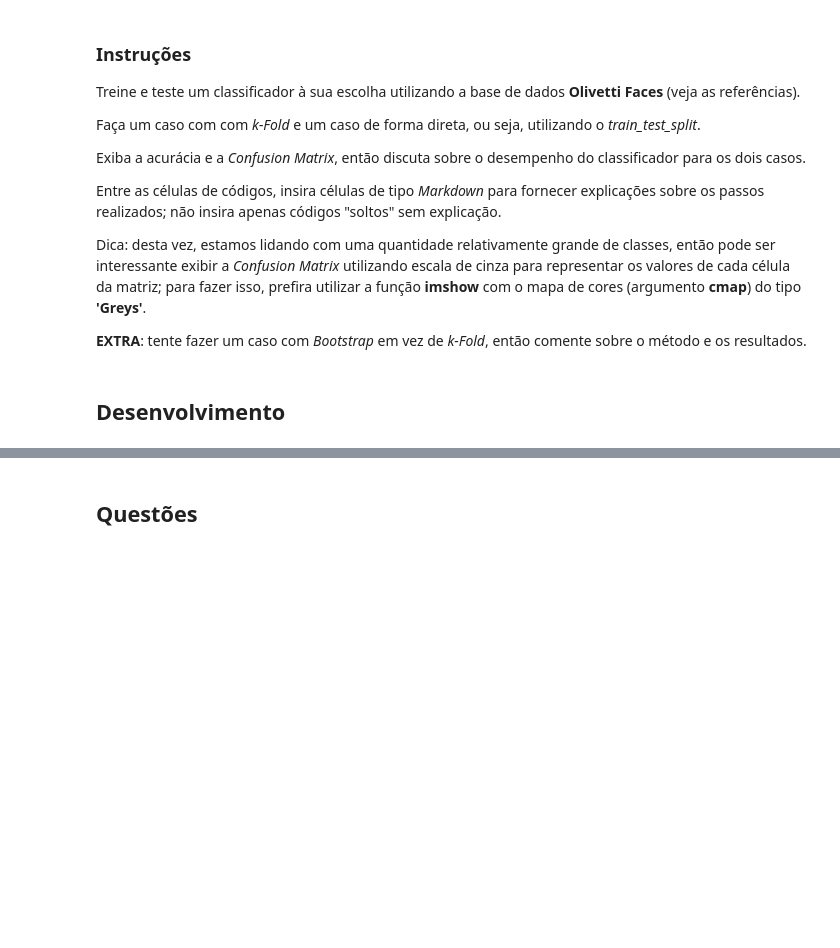
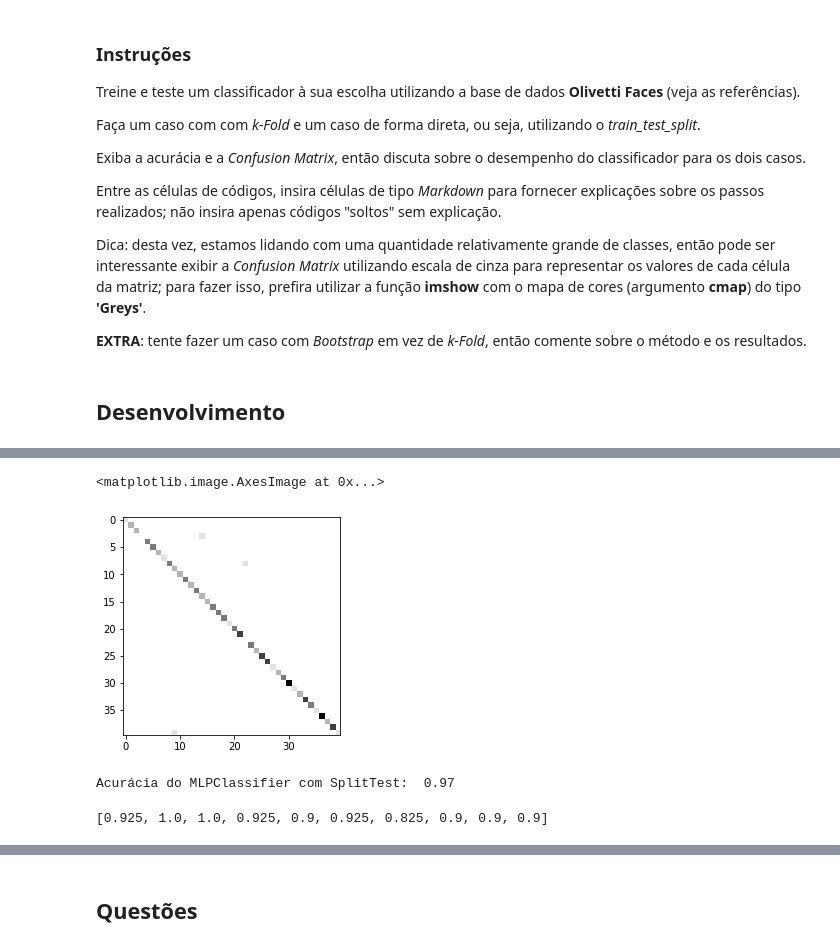
Before and after one commit to Lucasslimam/Sistemas-Inteligentes, a Jupyter notebook: Lab2/EC_2.ipynb, the cells around one changed output, grey strips where cells are left out. Saved outputs shown, nothing was run; the diff lists cells and outputs as text; code cells hidden in the pictures; blank space fills up the shorter version.

```diff
--- a/Lab2/EC_2.ipynb
+++ b/Lab2/EC_2.ipynb
@@ -32,0 +80,2 @@ Dica: desta vez, estamos lidando com uma quantidade relativamente grande de clas
+# %%
+faces_target = olivetti_faces.target
@@ -32,0 +92,15 @@ Dica: desta vez, estamos lidando com uma quantidade relativamente grande de clas
+# %%
+from sklearn.metrics import accuracy_score
+from sklearn.metrics import confusion_matrix
+
+y_pred_ANN = ANN.predict(x_test)
+acc_score = accuracy_score(y_test, y_pred_ANN)
+conf_matrix = confusion_matrix(y_test, y_pred_ANN)
+plt.imshow(conf_matrix, cmap='Greys')
+# %% [output]
+<matplotlib.image.AxesImage at 0x...>
+[figure, added]
+# %%
+print('Acurácia do MLPClassifier com SplitTest: ', acc_score)
+# %% [output]
+Acurácia do MLPClassifier com SplitTest:  0.97
@@ -32,0 +121,4 @@ Dica: desta vez, estamos lidando com uma quantidade relativamente grande de clas
+# %%
+print(acc)
+# %% [output]
+[0.925, 1.0, 1.0, 0.925, 0.9, 0.925, 0.825, 0.9, 0.9, 0.9]
```
Also changed, not shown: parts of 9 cells of this notebook, 1 other file.
